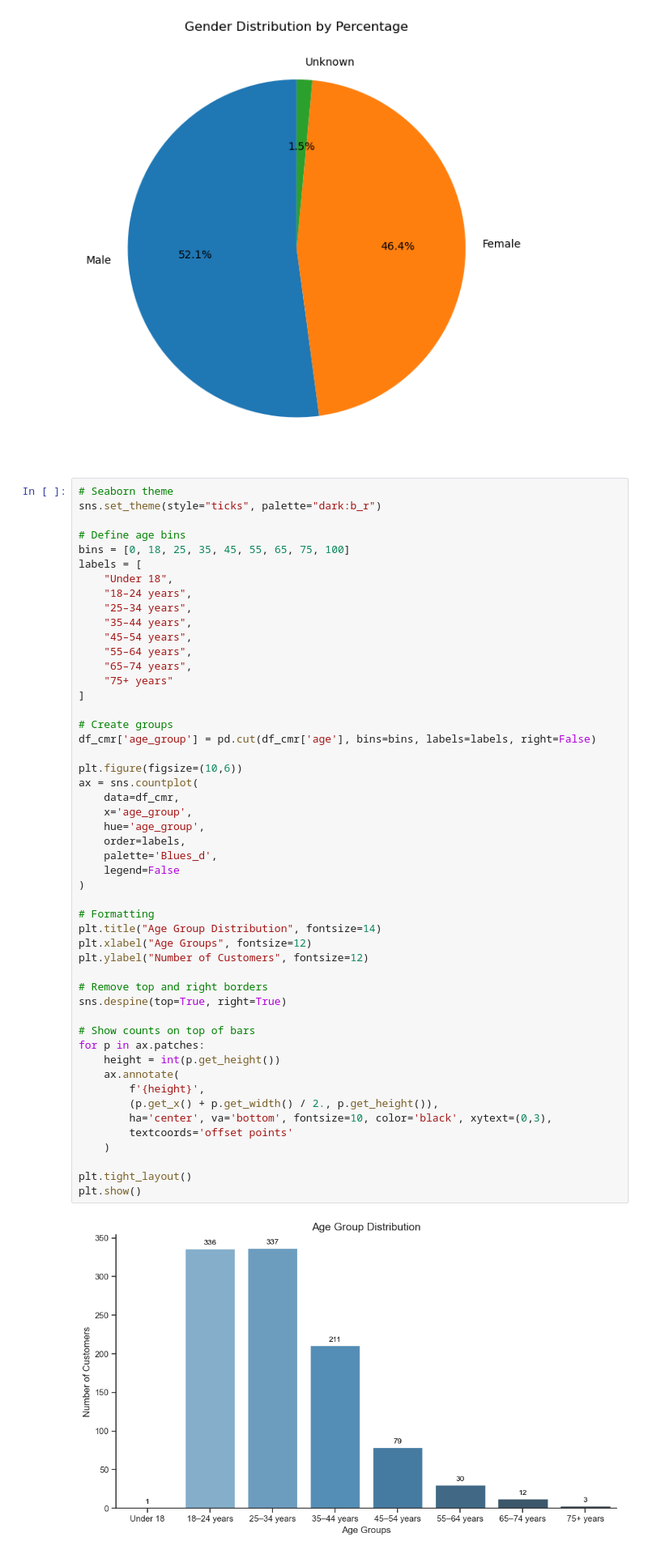
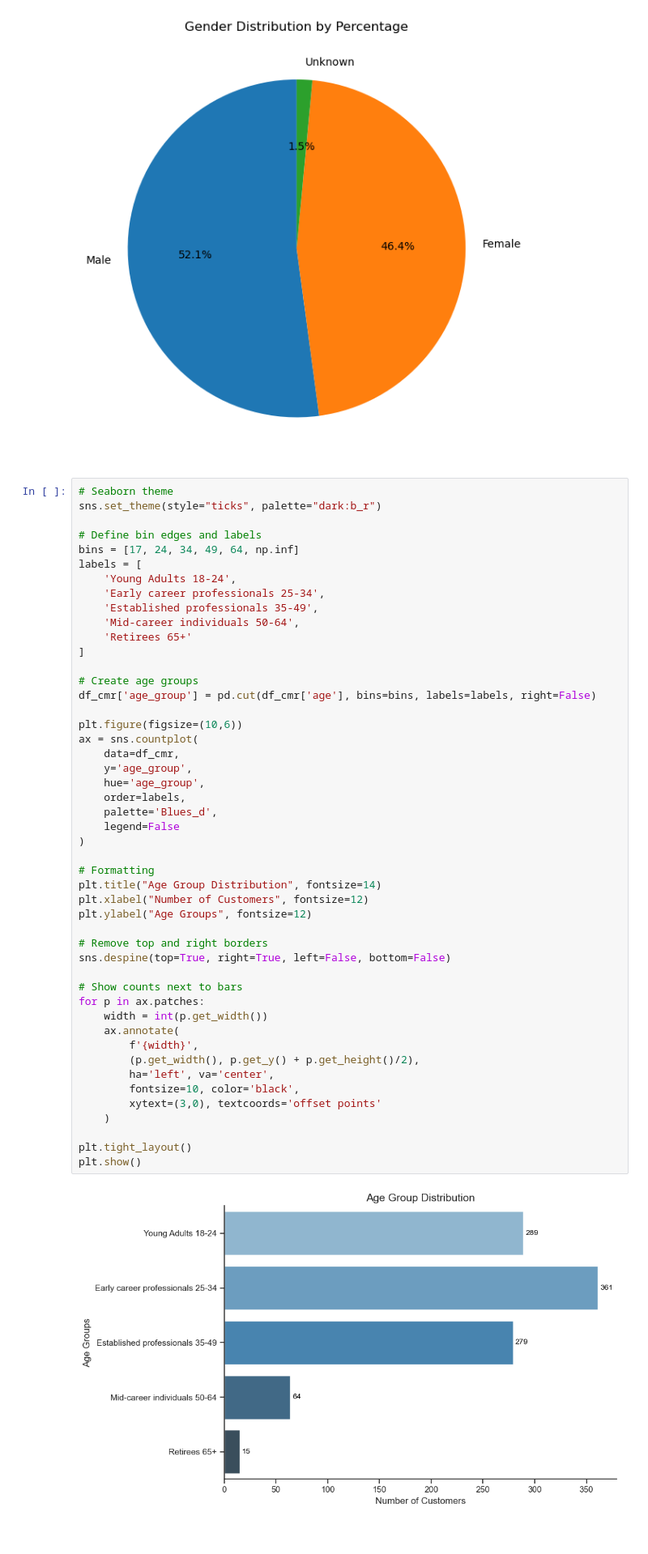
Before and after one commit to akorablov/Project_Twisto, a Jupyter notebook: FinTech_project/2_Demographic_analysis.ipynb, the cells around one changed output. Shown at 81% size. Cells and saved outputs as stored; diff of their text form.

```diff
--- a/FinTech_project/2_Demographic_analysis.ipynb
+++ b/FinTech_project/2_Demographic_analysis.ipynb
@@ -140,53 +139,51 @@ plt.show()
 # %%
 # Seaborn theme
 sns.set_theme(style="ticks", palette="dark:b_r")
 
-# Define age bins
-bins = [0, 18, 25, 35, 45, 55, 65, 75, 100]
+# Define bin edges and labels
+bins = [17, 24, 34, 49, 64, np.inf]
 labels = [
-    "Under 18",
-    "18–24 years",
-    "25–34 years",
-    "35–44 years",
-    "45–54 years",
-    "55–64 years",
-    "65–74 years",
-    "75+ years"
+    'Young Adults 18-24',
+    'Early career professionals 25-34',
+    'Established professionals 35-49',
+    'Mid-career individuals 50-64',
+    'Retirees 65+'
 ]
 
-# Create groups
+# Create age groups
 df_cmr['age_group'] = pd.cut(df_cmr['age'], bins=bins, labels=labels, right=False)
 
 plt.figure(figsize=(10,6))
 ax = sns.countplot(
     data=df_cmr,
-    x='age_group',
+    y='age_group',
     hue='age_group',
     order=labels,
     palette='Blues_d',
     legend=False
 )
 
 # Formatting
 plt.title("Age Group Distribution", fontsize=14)
-plt.xlabel("Age Groups", fontsize=12)
-plt.ylabel("Number of Customers", fontsize=12)
+plt.xlabel("Number of Customers", fontsize=12)
+plt.ylabel("Age Groups", fontsize=12)
 
 # Remove top and right borders
-sns.despine(top=True, right=True)
+sns.despine(top=True, right=True, left=False, bottom=False)
 
-# Show counts on top of bars
+# Show counts next to bars
 for p in ax.patches:
-    height = int(p.get_height())
+    width = int(p.get_width())
     ax.annotate(
-        f'{height}',
-        (p.get_x() + p.get_width() / 2., p.get_height()),
-        ha='center', va='bottom', fontsize=10, color='black', xytext=(0,3),
-        textcoords='offset points'
+        f'{width}',
+        (p.get_width(), p.get_y() + p.get_height()/2),
+        ha='left', va='center',
+        fontsize=10, color='black',
+        xytext=(3,0), textcoords='offset points'
     )
 
 plt.tight_layout()
 plt.show()
 # %% [output]
-[figure, old version]
+[figure, new version]
 # %%
```
Also changed, not shown: parts of 5 cells of this notebook, 1 other file.
